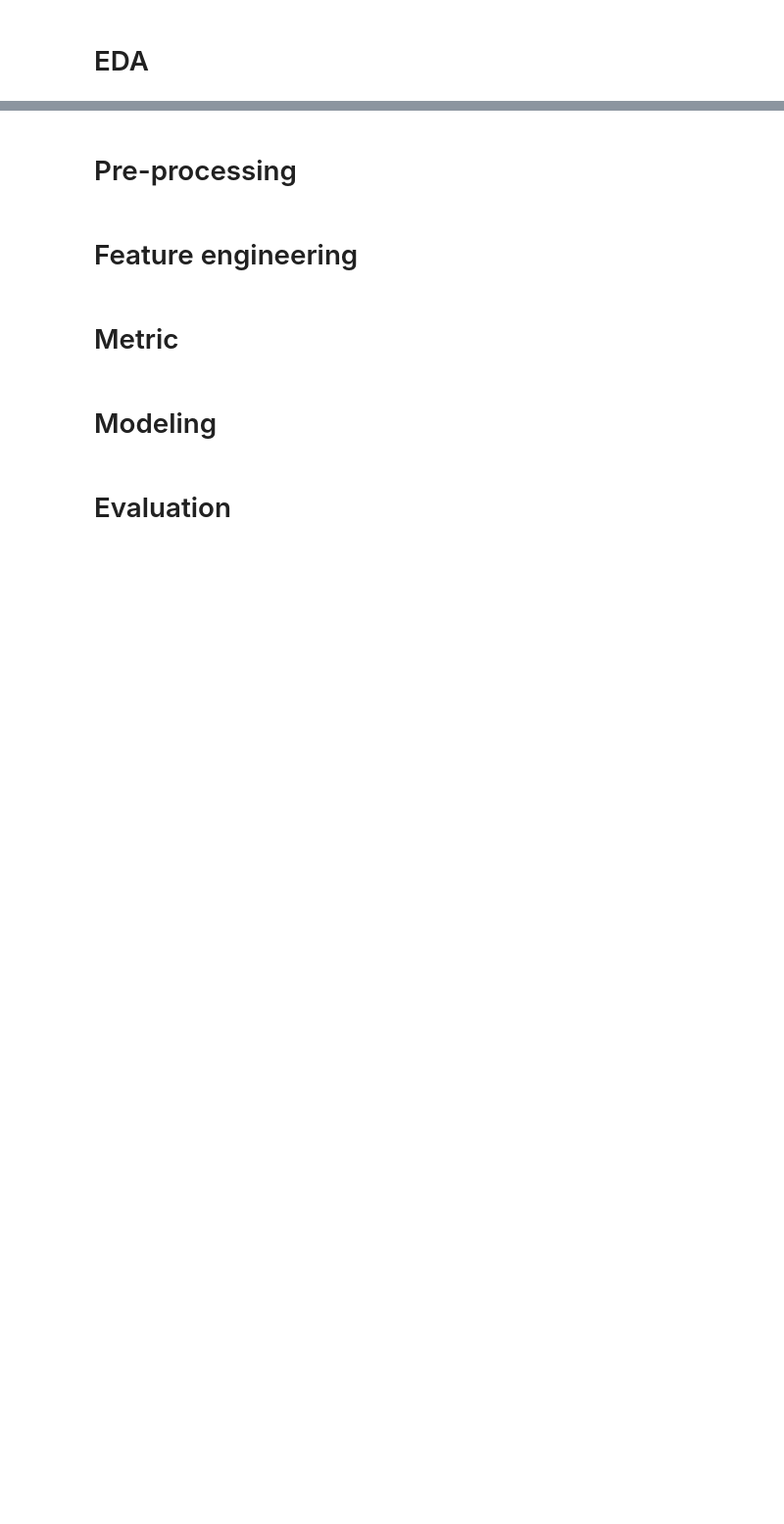
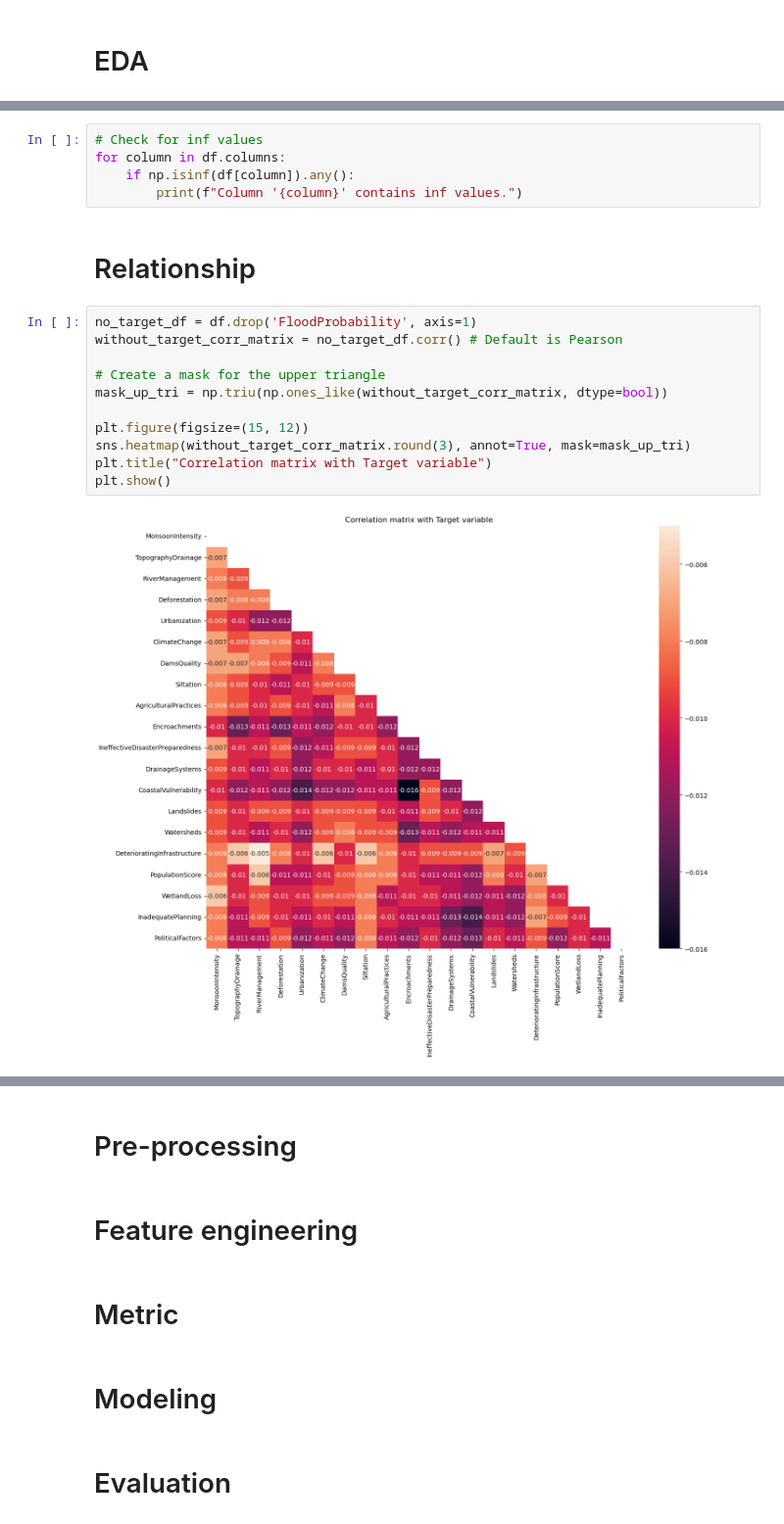
Before and after one commit to raydiwill/Flood-Prediction-KaggleC, a Jupyter notebook: model.ipynb, the cells around one changed output, grey strips where cells are left out. Shown at 98% size. Drawn from its saved outputs; the diff is of its cells as text; blank space fills up the shorter version.

```diff
--- a/model.ipynb
+++ b/model.ipynb
@@ -66,0 +162,20 @@ df.head()
+# %%
+# Check for inf values
+for column in df.columns:
+    if np.isinf(df[column]).any():
+        print(f"Column '{column}' contains inf values.")
+# %% [markdown]
+# Relationship
+# %%
+no_target_df = df.drop('FloodProbability', axis=1)
+without_target_corr_matrix = no_target_df.corr() # Default is Pearson
+
+# Create a mask for the upper triangle
+mask_up_tri = np.triu(np.ones_like(without_target_corr_matrix, dtype=bool))
+
+plt.figure(figsize=(15, 12))
+sns.heatmap(without_target_corr_matrix.round(3), annot=True, mask=mask_up_tri)
+plt.title("Correlation matrix with Target variable")
+plt.show()
+# %% [output]
+[figure, added]
```
Also changed, not shown: parts of 14 cells of this notebook.
